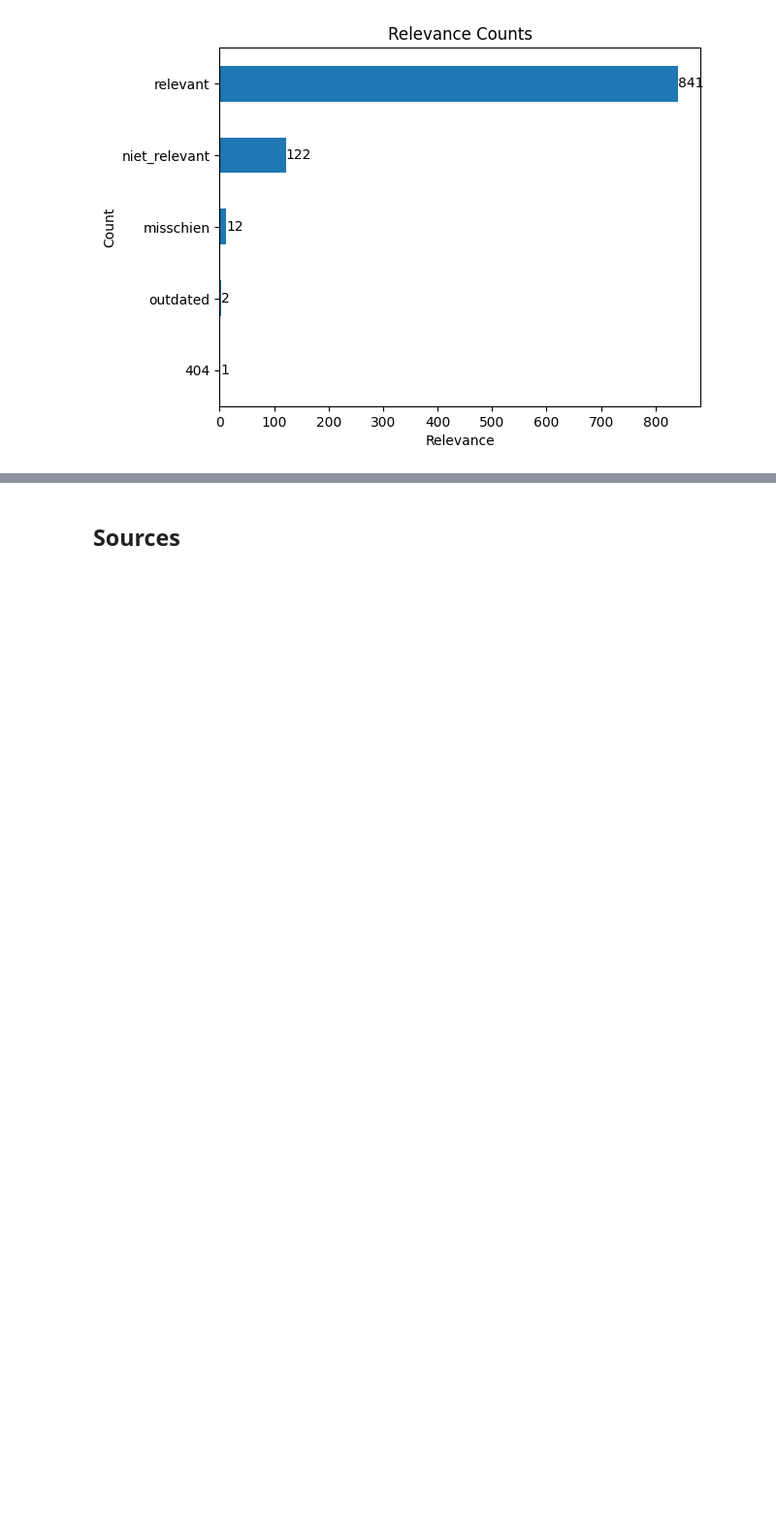
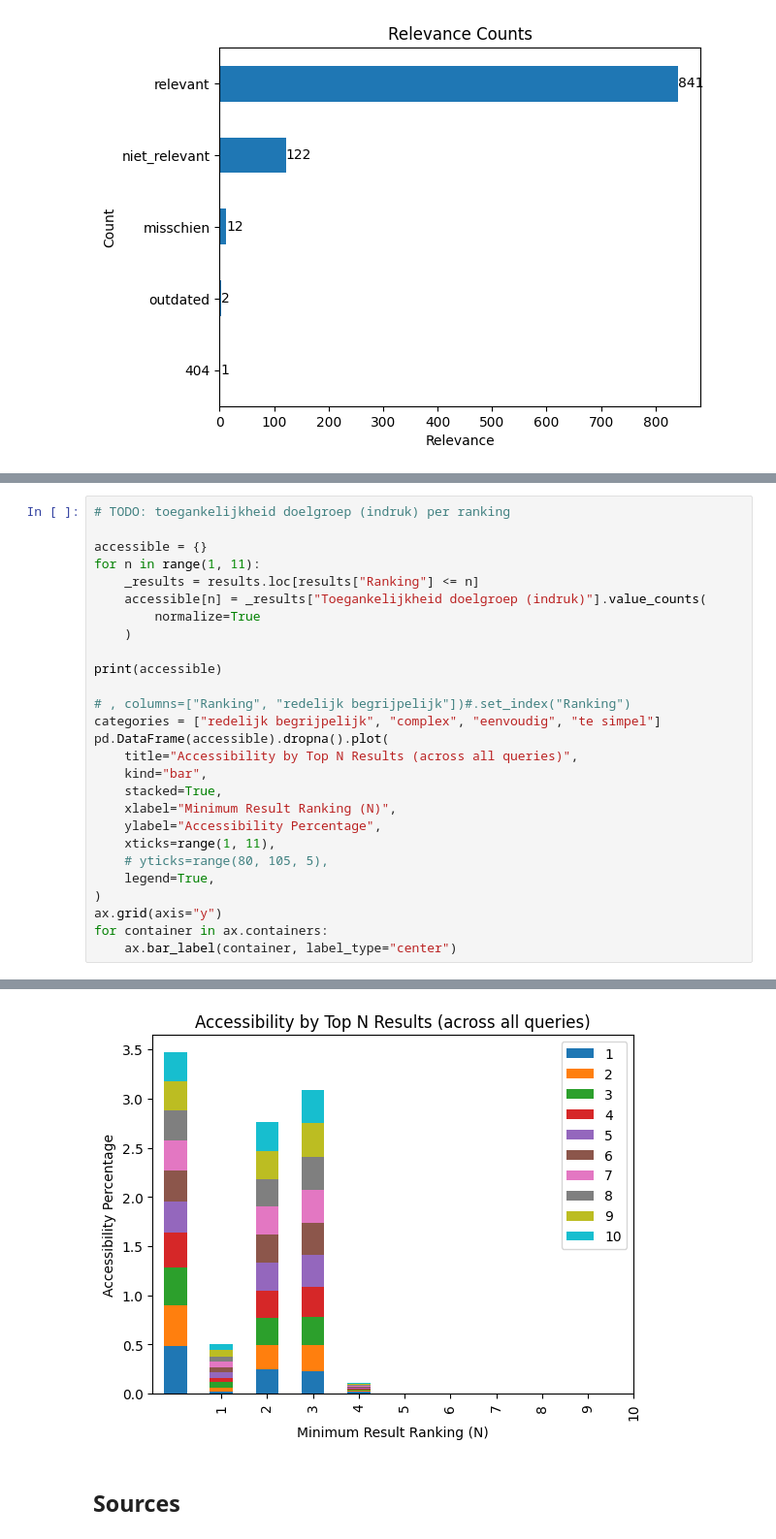
Before and after one commit to SlimZoeken/100queries, a Jupyter notebook: notebooks/analysis.ipynb, the cells around one changed output, grey strips where cells are left out. Shown at 97% size. Saved outputs shown, nothing was run; the diff lists cells and outputs as text; blank space fills up the shorter version.

```diff
--- a/notebooks/analysis.ipynb
+++ b/notebooks/analysis.ipynb
@@ -273,0 +303,28 @@ relevant.plot(
+# %%
+# TODO: toegankelijkheid doelgroep (indruk) per ranking
+
+accessible = {}
+for n in range(1, 11):
+    _results = results.loc[results["Ranking"] <= n]
+    accessible[n] = _results["Toegankelijkheid doelgroep (indruk)"].value_counts(
+        normalize=True
+    )
+
+print(accessible)
+
+# , columns=["Ranking", "redelijk begrijpelijk"])#.set_index("Ranking")
+categories = ["redelijk begrijpelijk", "complex", "eenvoudig", "te simpel"]
+pd.DataFrame(accessible).dropna().plot(
+    title="Accessibility by Top N Results (across all queries)",
+    kind="bar",
+    stacked=True,
+    xlabel="Minimum Result Ranking (N)",
+    ylabel="Accessibility Percentage",
+    xticks=range(1, 11),
+    # yticks=range(80, 105, 5),
+    legend=True,
+)
+ax.grid(axis="y")
+for container in ax.containers:
+    ax.bar_label(container, label_type="center")
+# %% [output]
@@ -274,2 +348,3 @@ relevant.plot(
+[figure, added]
 # %% [markdown]
 ## Sources
```
Also changed, not shown: parts of 14 cells of this notebook.
